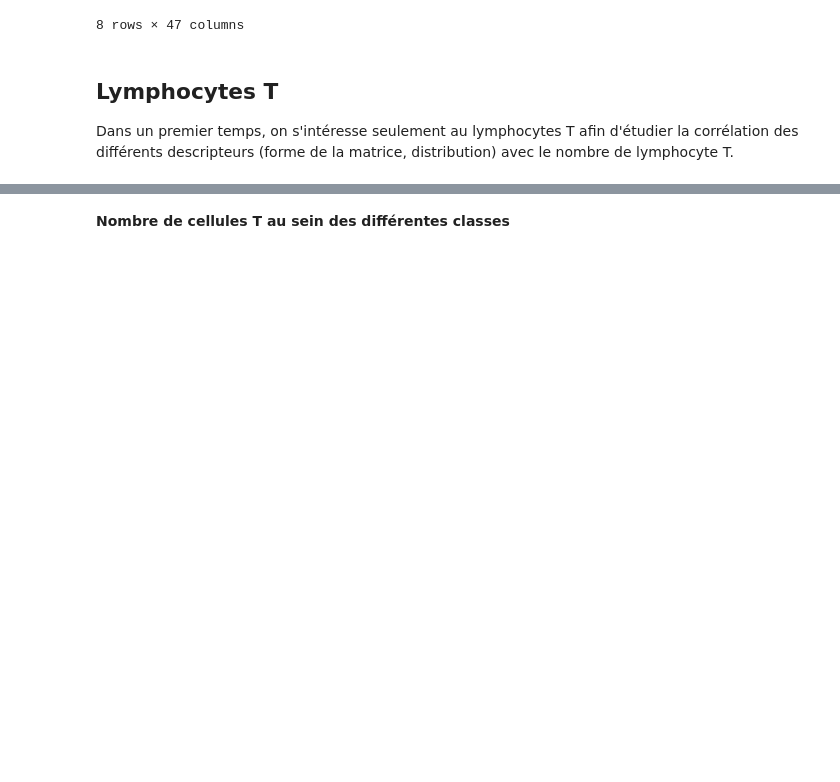
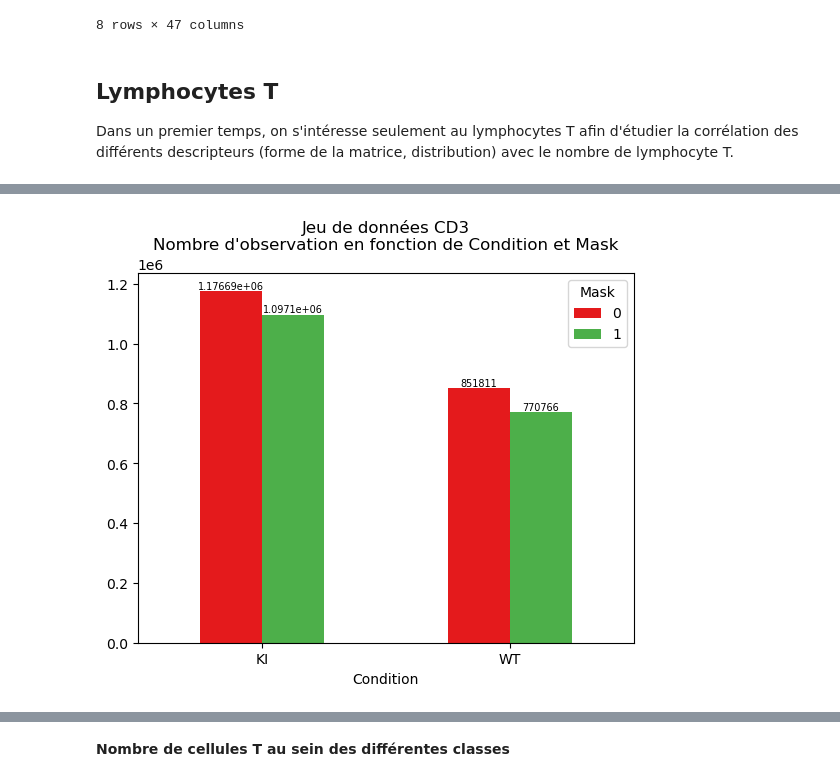
Before and after one commit to Trysis/TumorMEC, a Jupyter notebook: src/analysis.ipynb, the cells around one changed output, grey strips where cells are left out. Saved outputs shown, nothing was run; the diff lists cells and outputs as text; code cells hidden in the pictures; blank space fills up the shorter version.

```diff
--- a/src/analysis.ipynb
+++ b/src/analysis.ipynb
@@ -240,15 +272,20 @@ On s'intéresse ici à la distribution des différents descripteurs selon la Con
 # %%
+color_nomask = sns.color_palette("Set1")[0]
+color_mask = sns.color_palette("Set1")[2]
+
 # Nombre d'observations au sein des classes Condition & Mask
 table_cond_mask = pd.crosstab(
     df_cd3_unmask["Condition"],
     df_cd3_unmask["Mask"]
 )
 
-ax = table_cond_mask.plot(kind="bar")
+ax = table_cond_mask.plot(kind="bar", rot=0, color=[color_nomask, color_mask])
 plt.title(
     "Jeu de données CD3\n"
     "Nombre d'observation en fonction de Condition et Mask"
 )
 for container in ax.containers:
     ax.bar_label(container, fontsize=7)
+# %% [output]
+[figure, added]
 # %%
```
Also changed, not shown: parts of 38 cells of this notebook, 1 other file.
